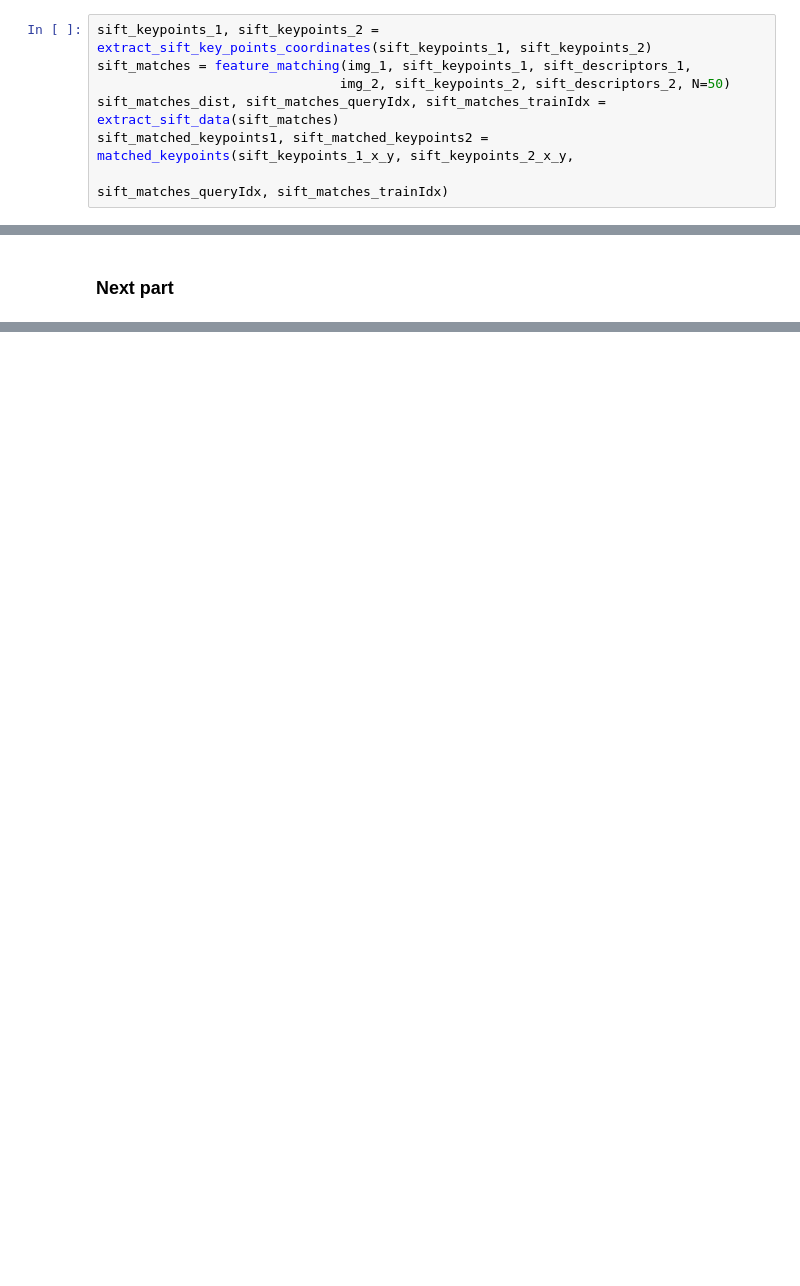
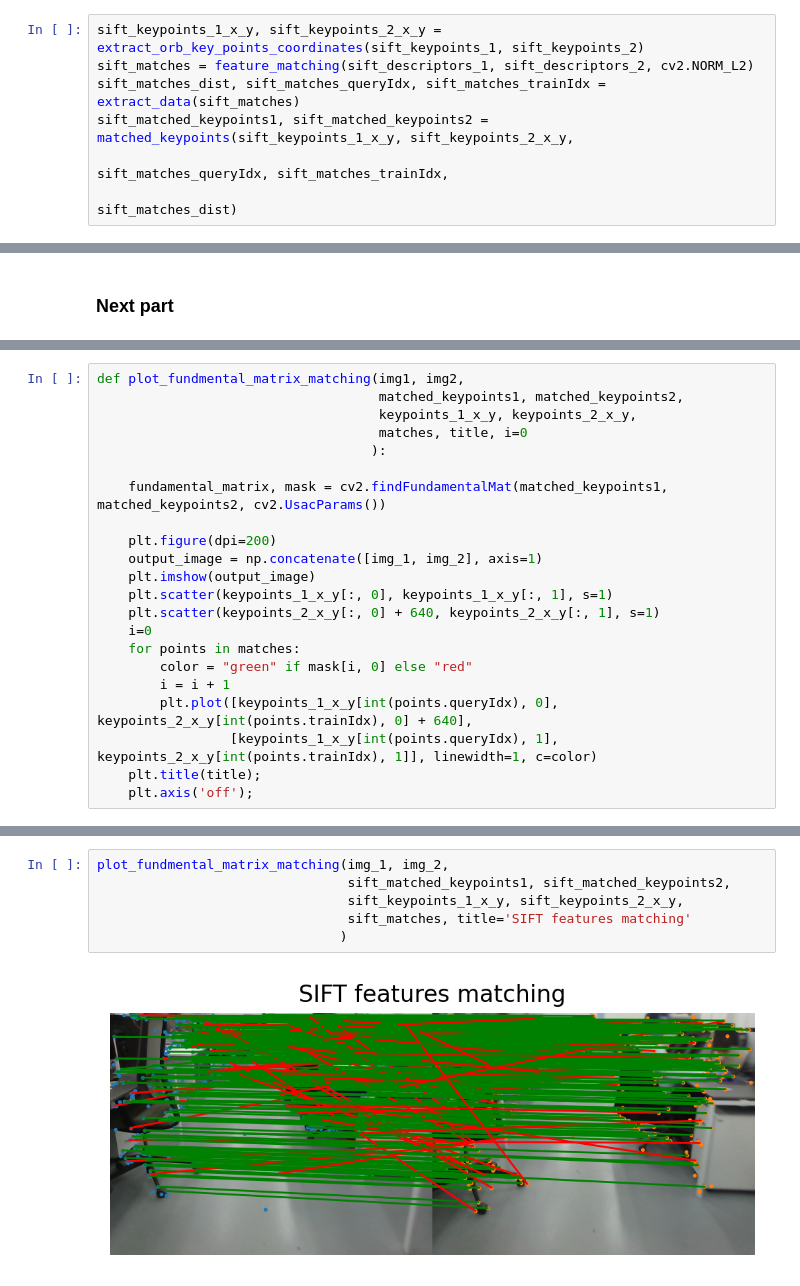
Before and after one commit to Enkrl-last/article, a Jupyter notebook: Fundamental_matrix_matching.ipynb, the cells around one changed output, grey strips where cells are left out. Cells and saved outputs as stored; diff of their text form; blank space fills up the shorter version.

Commit message:
SIFT feature matching

```diff
--- a/Fundamental_matrix_matching.ipynb
+++ b/Fundamental_matrix_matching.ipynb
@@ -116,7 +116,7 @@ orb_keypoints_1_x_y, orb_keypoints_2_x_y = extract_orb_key_points_coordinates(or
 # %%
-sift_keypoints_1, sift_keypoints_2 = extract_sift_key_points_coordinates(sift_keypoints_1, sift_keypoints_2)
-sift_matches = feature_matching(img_1, sift_keypoints_1, sift_descriptors_1,
-                               img_2, sift_keypoints_2, sift_descriptors_2, N=50)
-sift_matches_dist, sift_matches_queryIdx, sift_matches_trainIdx = extract_sift_data(sift_matches)
+sift_keypoints_1_x_y, sift_keypoints_2_x_y = extract_orb_key_points_coordinates(sift_keypoints_1, sift_keypoints_2)
+sift_matches = feature_matching(sift_descriptors_1, sift_descriptors_2, cv2.NORM_L2)
+sift_matches_dist, sift_matches_queryIdx, sift_matches_trainIdx = extract_data(sift_matches)
 sift_matched_keypoints1, sift_matched_keypoints2 = matched_keypoints(sift_keypoints_1_x_y, sift_keypoints_2_x_y,
-                                                                   sift_matches_queryIdx, sift_matches_trainIdx)
+                                                                     sift_matches_queryIdx, sift_matches_trainIdx,
+                                                                     sift_matches_dist)
@@ -157,0 +125,22 @@ plot_fundmental_matrix_matching(img_1, img_2,
+# %%
+def plot_fundmental_matrix_matching(img1, img2,
+                                    matched_keypoints1, matched_keypoints2,
+                                    keypoints_1_x_y, keypoints_2_x_y,
+                                    matches, title, i=0
+                                   ):
+
+    fundamental_matrix, mask = cv2.findFundamentalMat(matched_keypoints1, matched_keypoints2, cv2.UsacParams())
+
+    plt.figure(dpi=200)
+    output_image = np.concatenate([img_1, img_2], axis=1)
+    plt.imshow(output_image)
+    plt.scatter(keypoints_1_x_y[:, 0], keypoints_1_x_y[:, 1], s=1)
+    plt.scatter(keypoints_2_x_y[:, 0] + 640, keypoints_2_x_y[:, 1], s=1)
+    i=0
+    for points in matches:
+        color = "green" if mask[i, 0] else "red"
+        i = i + 1
+        plt.plot([keypoints_1_x_y[int(points.queryIdx), 0], keypoints_2_x_y[int(points.trainIdx), 0] + 640],
+                 [keypoints_1_x_y[int(points.queryIdx), 1], keypoints_2_x_y[int(points.trainIdx), 1]], linewidth=1, c=color)
+    plt.title(title);
+    plt.axis('off');
@@ -157,0 +155,8 @@ plot_fundmental_matrix_matching(img_1, img_2,
+# %%
+plot_fundmental_matrix_matching(img_1, img_2,
+                                sift_matched_keypoints1, sift_matched_keypoints2,
+                                sift_keypoints_1_x_y, sift_keypoints_2_x_y,
+                                sift_matches, title='SIFT features matching'
+                               )
+# %% [output]
+[figure, added]
```
Also changed, not shown: parts of 20 cells of this notebook.
